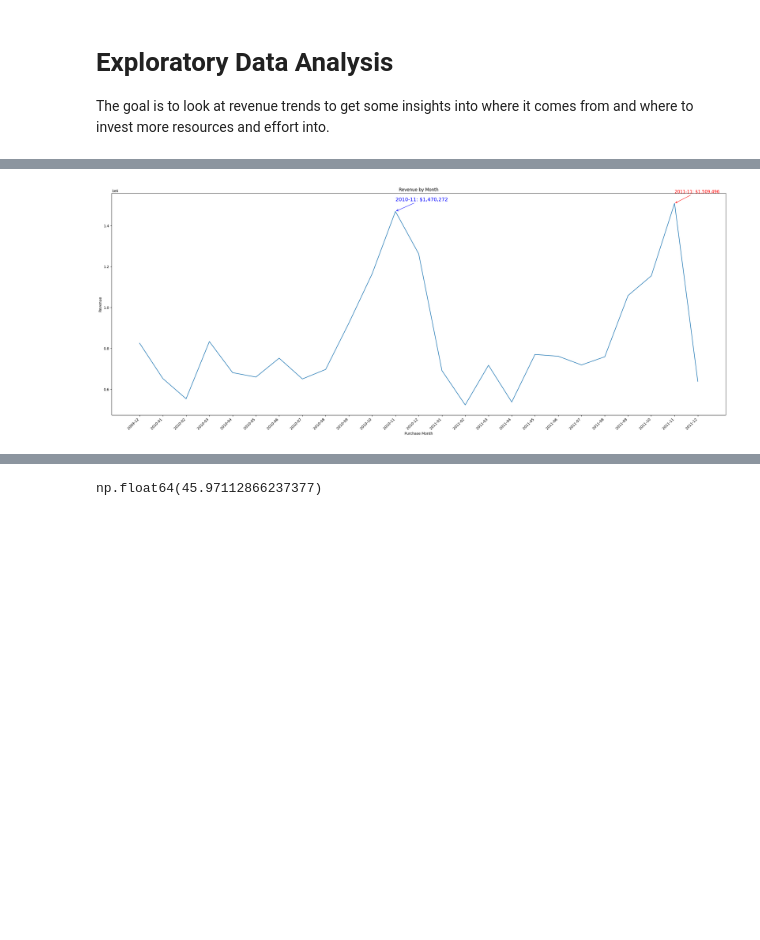
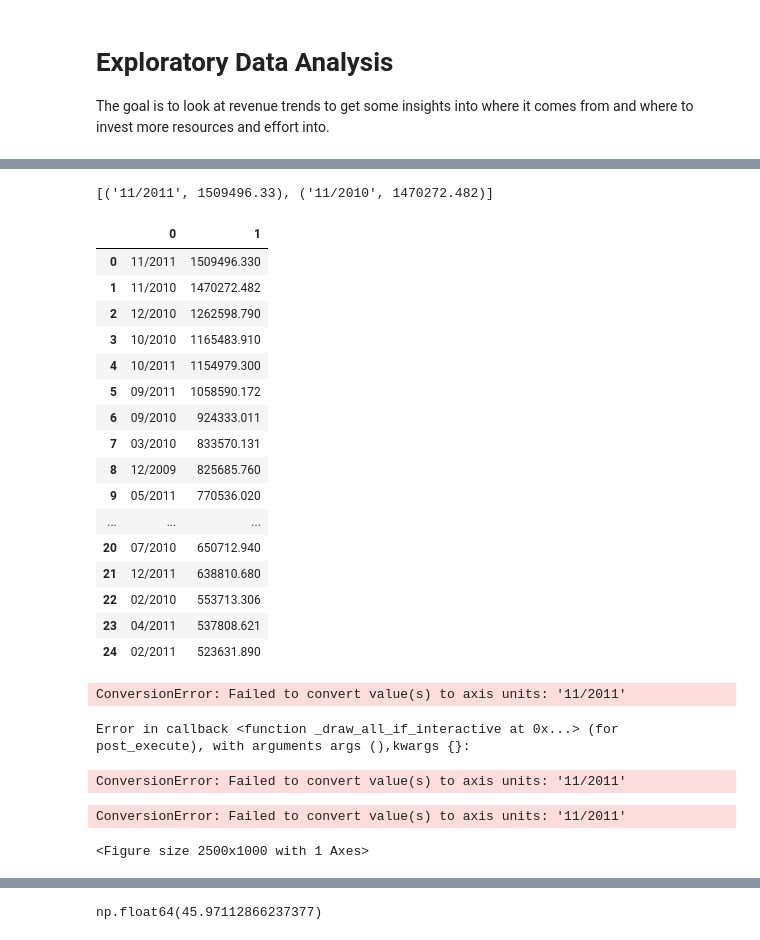
Before and after one commit to kacpersienkiewicz/Online-Retail-II, a Jupyter notebook: 02_eda.ipynb, the cells around one changed output, grey strips where cells are left out. Saved outputs shown, nothing was run; the diff lists cells and outputs as text; code cells hidden in the pictures; blank space fills up the shorter version.

```diff
--- a/02_eda.ipynb
+++ b/02_eda.ipynb
@@ -60,0 +42,3 @@ highest_point, second_highest_point
+# %%
+con = sql.connect('data/online_retail_II.sqlite')
+cur = con.cursor()
@@ -61,32 +65,63 @@ highest_point, second_highest_point
+# %%
+query = """SELECT PurchaseMonth, SUM(Revenue) as 'Monthly Revenue'
+FROM Orders
+GROUP BY PurchaseMonth
+ORDER BY SUM(Revenue) DESC
+LIMIT 2;
+"""
+cur.execute(query)
+cur.fetchall()
+# %% [output]
+[('11/2011', 1509496.33), ('11/2010', 1470272.482)]
+# %%
+query = """SELECT PurchaseMonth, SUM(Revenue) as 'Monthly Revenue'
+FROM Orders
+GROUP BY PurchaseMonth
+ORDER BY SUM(Revenue) DESC;
+"""
+cur.execute(query)
+grouped = pd.DataFrame(cur.fetchall())
+# %%
+grouped
+# %% [output]
+|  | 0 | 1 |
+| 0 | 11/2011 | 1509496.330 |
+| 1 | 11/2010 | 1470272.482 |
+| 2 | 12/2010 | 1262598.790 |
+| 3 | 10/2010 | 1165483.910 |
+| 4 | 10/2011 | 1154979.300 |
+| 5 | 09/2011 | 1058590.172 |
+| 6 | 09/2010 | 924333.011 |
+| 7 | 03/2010 | 833570.131 |
+| 8 | 12/2009 | 825685.760 |
+| 9 | 05/2011 | 770536.020 |
+| ... | ... | ... |
+| 20 | 07/2010 | 650712.940 |
+| 21 | 12/2011 | 638810.680 |
+| 22 | 02/2010 | 553713.306 |
+| 23 | 04/2011 | 537808.621 |
+| 24 | 02/2011 | 523631.890 |
 # %%
-grouped = df.groupby('Purchase Month')['Revenue'].sum()
-
-# Get the largest revenues to annotate on the graph
-two_largest_revenues = grouped.nlargest(2)
-highest_point = (grouped.idxmax(), two_largest_revenues.iloc[0])
+highest_point = ('11/2011', 1509496.33)
+second_highest_point = ('11/2010', 1470272.482)
 highest_point_annotation = "November 2011: $1.5M"
-second_highest_point = (two_largest_revenues.index[1], two_largest_revenues.iloc[1])
 second_highest_point_annotation = "November 2010: $1.47M"
 
 ax = grouped.plot(figsize=(25,10))
 
-highest_x_pos = grouped.index.get_loc(highest_point[0])
-
 ax.annotate(
     f"{highest_point[0]}: ${highest_point[1]:,.0f}",
-    xy=(highest_x_pos, highest_point[1]),
-    xytext=(highest_x_pos, highest_point[1] + 50000),
+    xy=highest_point,
+    xytext=(highest_point[0], highest_point[1] + 50000),
     arrowprops=dict(arrowstyle="->", color="red"),
     fontsize=12,
     color="red"
 )
 
-second_x_pos = grouped.index.get_loc(second_highest_point[0])
-
 ax.annotate(
     f"{second_highest_point[0]}: ${second_highest_point[1]:,.0f}",
-    xy=(second_x_pos, second_highest_point[1]),
-    xytext=(second_x_pos, second_highest_point[1] + 50000),
+    xy=second_highest_point,
+    xytext=(second_highest_point[0], second_highest_point[1] + 50000),
     arrowprops=dict(arrowstyle="->", color="blue"),
     fontsize=14,
     color="blue"
@@ -97,10 +132,13 @@ ax.set_xticklabels(grouped.index, rotation=45, ha='right')
 plt.title("Revenue by Month")
 ax.set_xlabel('Purchase Month')
 ax.set_ylabel('Revenue')
-plt.tight_layout()
 plt.savefig("Images/Revenue_by_month.png")
 # %% [output]
-[figure, removed]
+ConversionError: Failed to convert value(s) to axis units: '11/2011'
+Error in callback <function _draw_all_if_interactive at 0x...> (for post_execute), with arguments args (),kwargs {}:
+ConversionError: Failed to convert value(s) to axis units: '11/2011'
+ConversionError: Failed to convert value(s) to axis units: '11/2011'
+<Figure size 2500x1000 with 1 Axes>
 # %%
 grouped.nlargest(7)
 # %% [output]
```
Also changed, not shown: parts of 14 cells of this notebook, 1 other file.
